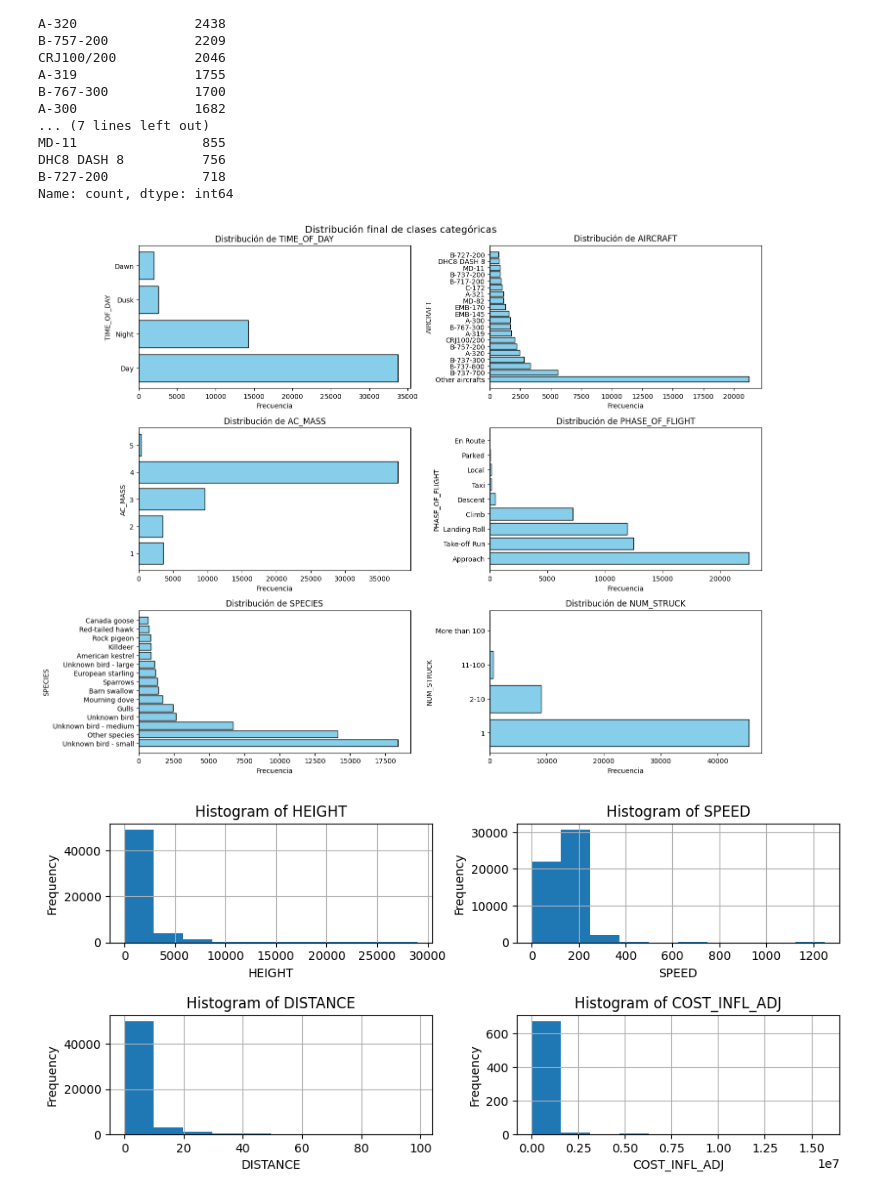
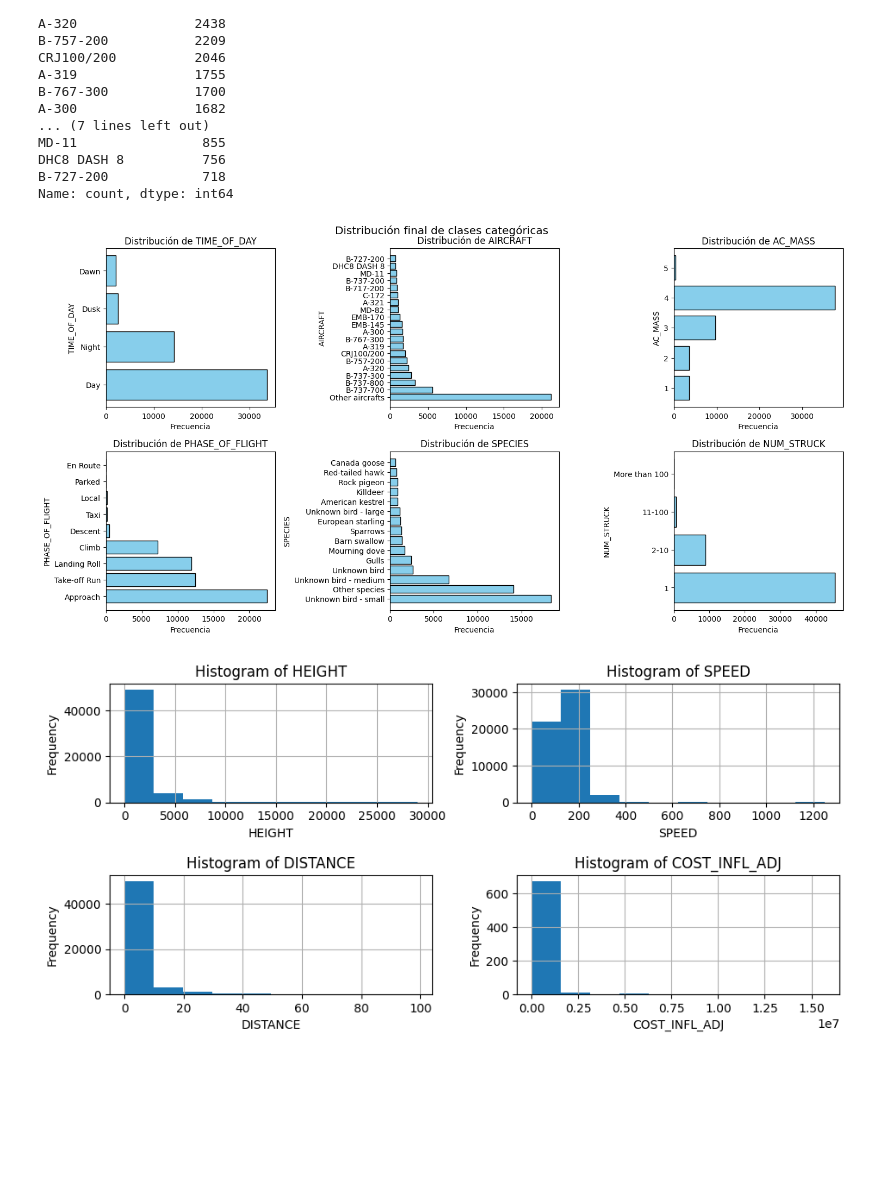
Before and after one commit to LuisBuenoA/Wildlife-Strike-Analysis, a Jupyter notebook: Practica1.ipynb, the cells around one changed output. Drawn from its saved outputs; the diff is of its cells as text; code cells hidden in the pictures; blank space fills up the shorter version.

```diff
--- a/Practica1.ipynb
+++ b/Practica1.ipynb
@@ -302,22 +302,22 @@ Name: count, dtype: int64
 # %%
 
 # * Análisis de la distribución de columnas categóricas
 plt.figure(figsize=(15, 15))
 plt.suptitle("Distribución final de clases categóricas ", fontsize="x-large")
 for i, column in enumerate(CATEGORICAL_COLUMNS, 1):
     # Calculate the frequencies of each category
     value_counts = df[column].value_counts()
     # Create a horizontal bar chart
-    plt.subplot(4, 2, i)  # Adjust the grid dimensions as needed
+    plt.subplot(4, 3, i)  # Adjust the grid dimensions as needed
     plt.barh(value_counts.index, value_counts, color='skyblue', edgecolor='black')
     plt.title(f'Distribución de {column}')
     plt.xlabel('Frecuencia')
     plt.ylabel(column)
 
 plt.tight_layout()
 plt.show()
 # %% [output]
-[figure, old version]
+[figure, new version]
 # %%
 # Filter out 'INCIDENT_YEAR' from your columns list
 num_cols = ['HEIGHT', 'SPEED', 'DISTANCE', 'COST_INFL_ADJ']
```
Also changed, not shown: parts of 1 cell of this notebook, 2 other files.
